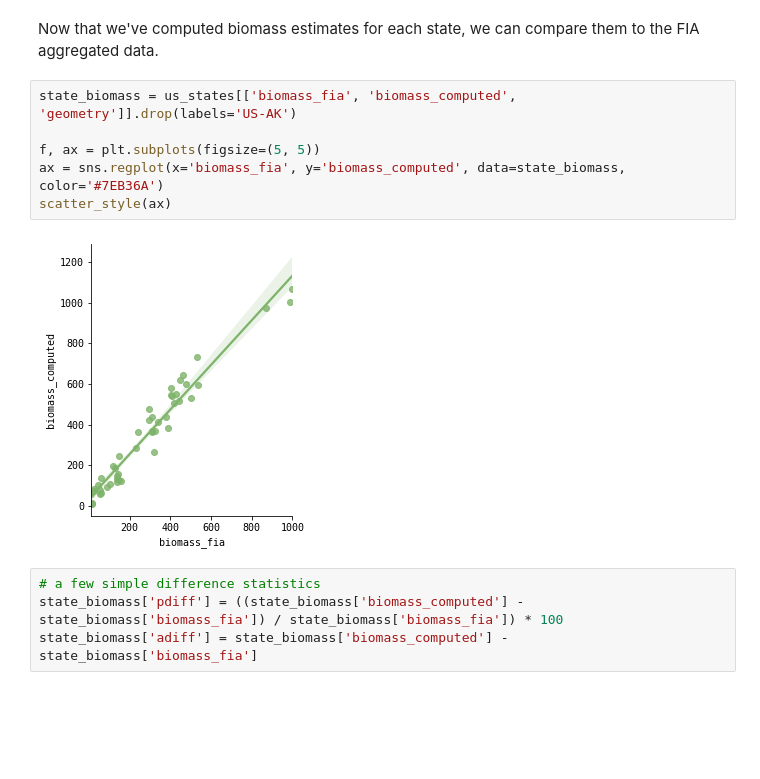
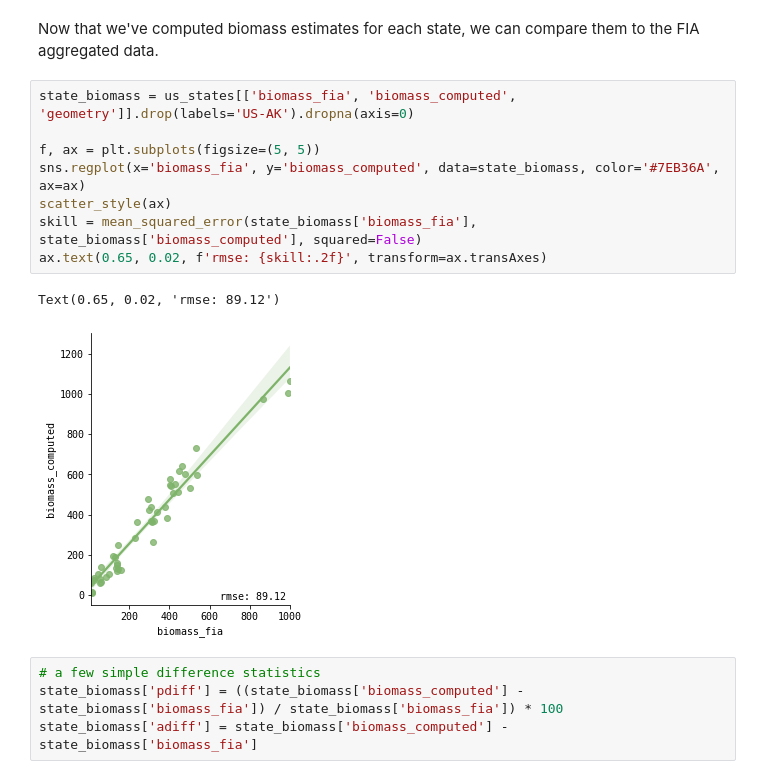
Before and after one commit to carbonplan/trace, a Jupyter notebook: single_tile.ipynb, the cells around one changed output. Cells and saved outputs as stored; diff of their text form; blank space fills up the shorter version.

```diff
--- a/single_tile.ipynb
+++ b/single_tile.ipynb
@@ -300,13 +319,16 @@ us_states.head(n=2)
 # %% [markdown]
 Now that we've computed biomass estimates for each state, we can compare them to the FIA aggregated data.
 # %%
-state_biomass = us_states[['biomass_fia', 'biomass_computed', 'geometry']].drop(labels='US-AK')
+state_biomass = us_states[['biomass_fia', 'biomass_computed', 'geometry']].drop(labels='US-AK').dropna(axis=0)
 
 f, ax = plt.subplots(figsize=(5, 5))
-ax = sns.regplot(x='biomass_fia', y='biomass_computed', data=state_biomass, color='#7EB36A')
+sns.regplot(x='biomass_fia', y='biomass_computed', data=state_biomass, color='#7EB36A', ax=ax)
 scatter_style(ax)
+skill = mean_squared_error(state_biomass['biomass_fia'], state_biomass['biomass_computed'], squared=False)
+ax.text(0.65, 0.02, f'rmse: {skill:.2f}', transform=ax.transAxes)
 # %% [output]
+Text(0.65, 0.02, 'rmse: 89.12')
-[figure, old version]
+[figure, new version]
 # %%
 # a few simple difference statistics
 state_biomass['pdiff'] = ((state_biomass['biomass_computed'] - state_biomass['biomass_fia']) / state_biomass['biomass_fia']) * 100
```
Also changed, not shown: parts of 7 cells of this notebook, 1 other file.
